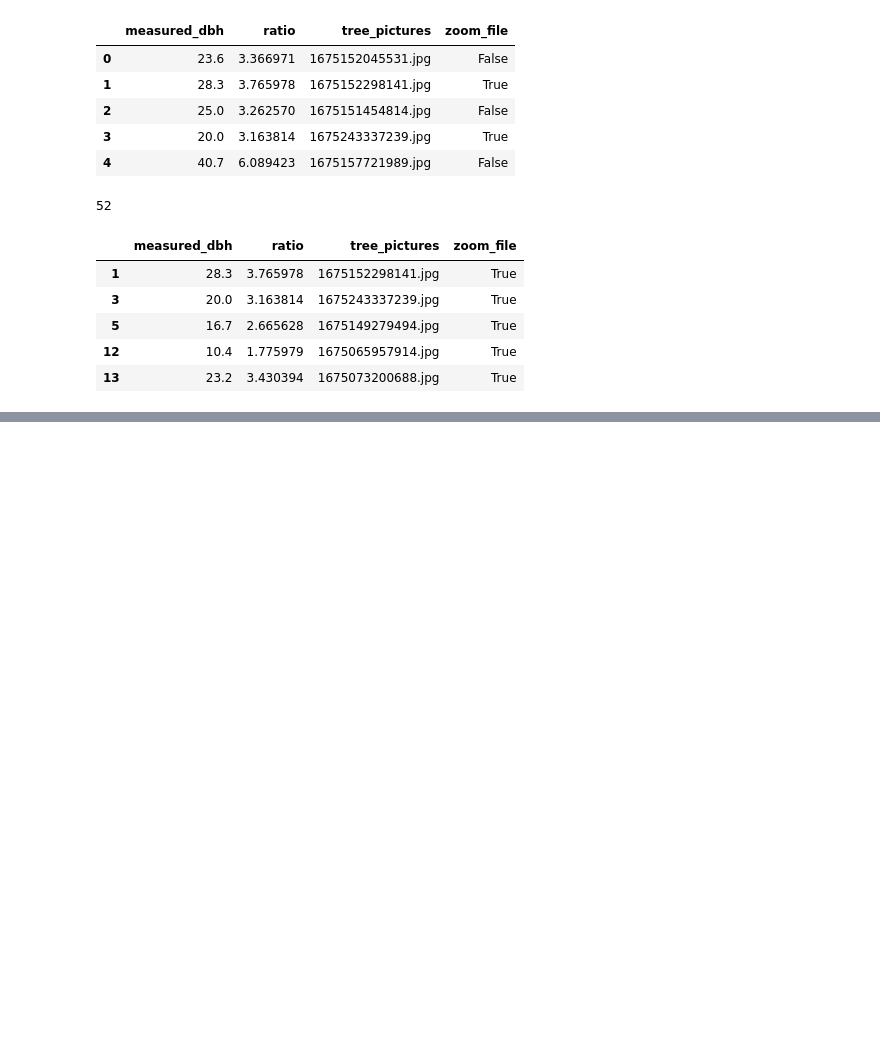
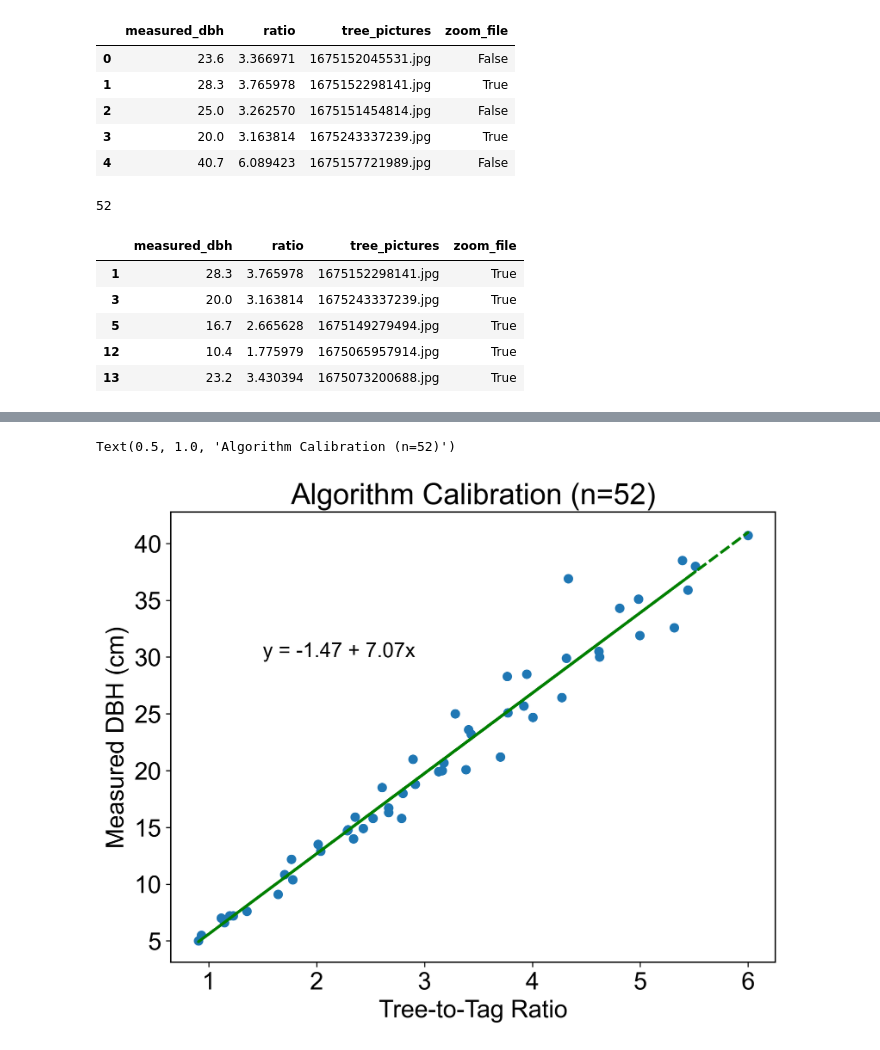
Before and after one commit to eai6/pv_mrv, a Jupyter notebook: statistical_analysis/dbh_algorithm_calibiration.ipynb, the cells around one changed output, grey strips where cells are left out. Drawn from its saved outputs; the diff is of its cells as text; code cells hidden in the pictures; blank space fills up the shorter version.

```diff
--- a/statistical_analysis/dbh_algorithm_calibiration.ipynb
+++ b/statistical_analysis/dbh_algorithm_calibiration.ipynb
@@ -173,0 +185,20 @@ Text(0.5, 1.0, 'Algorithm Calibration Linear Regression Model (n=52)')
+# %%
+figure(figsize=(8, 6), dpi=300)
+plt.scatter(calibration_data['ratio'], calibration_data['measured_dbh'])
+
+x = np.array(calibration_data['ratio']); y = np.array( [ float(x) for x in calibration_data['measured_dbh']])
+a, b = np.polyfit(x, y , 1)
+
+#plt.scatter(x, y, color='purple')
+plt.plot(x, a*x+b, linestyle='--', linewidth=2, color='green')
+
+# add fitted regression equation to plot
+plt.text(1.5, 30, 'y = ' + '{:.2f}'.format(b) + ' + {:.2f}'.format(a) + 'x', size=15)
+
+
+plt.ylabel("Measured DBH (cm)")
+plt.xlabel("Tree-to-Tag Ratio")
+plt.title("Algorithm Calibration (n=52)")
+# %% [output]
+Text(0.5, 1.0, 'Algorithm Calibration (n=52)')
+[figure, added]
```
Also changed, not shown: parts of 3 cells of this notebook, 25 other files.
